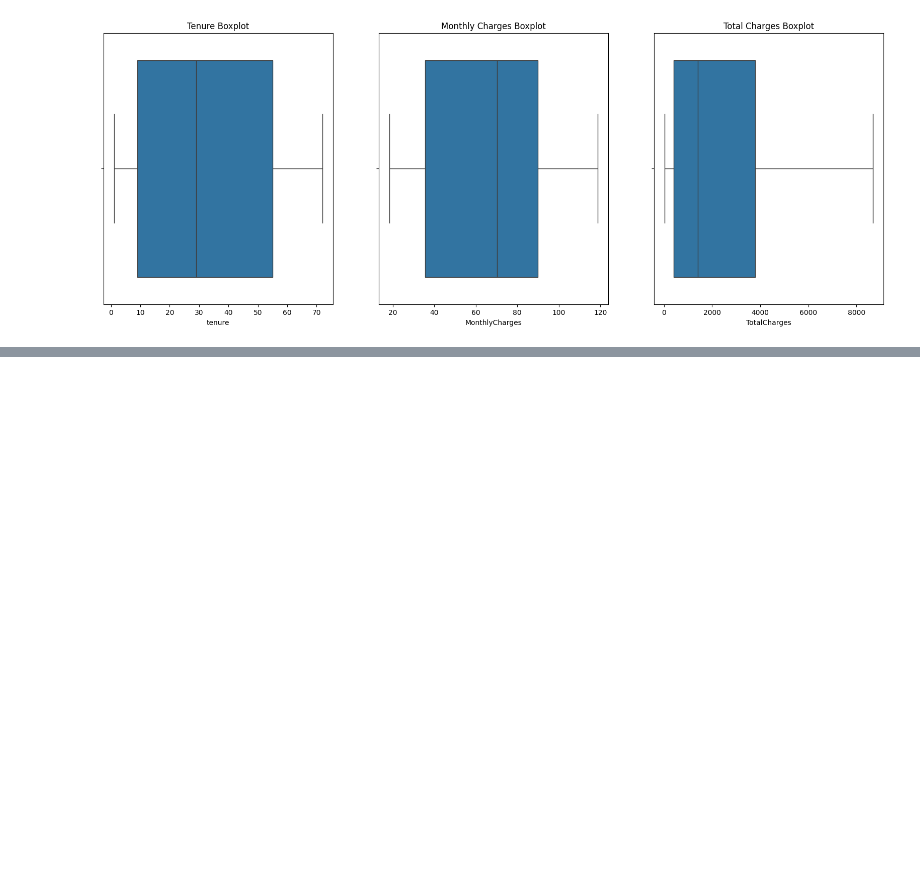
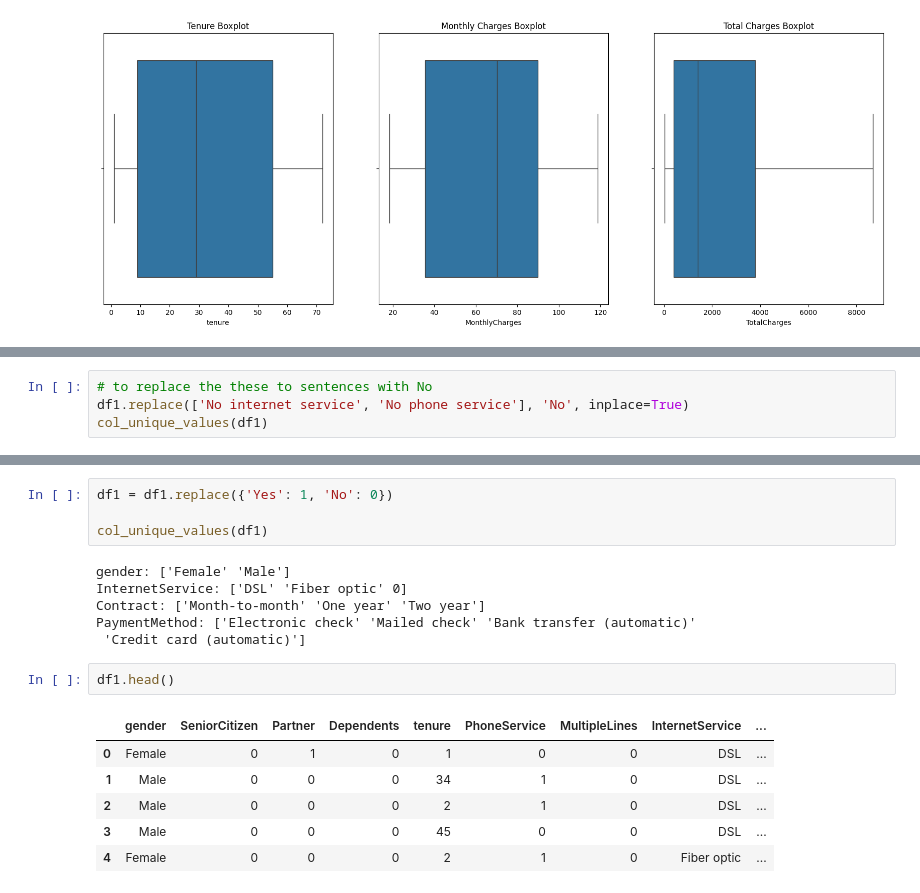
Before and after one commit to dextermadh/Customer-Churn-Prediction-using-ANN, a Jupyter notebook: notebook.ipynb, the cells around one changed output, grey strips where cells are left out. Drawn from its saved outputs; the diff is of its cells as text; blank space fills up the shorter version.

```diff
--- a/notebook.ipynb
+++ b/notebook.ipynb
@@ -195,0 +236,4 @@ Text(0.5, 1.0, 'Total Charges Boxplot')
+# %%
+# to replace the these to sentences with No
+df1.replace(['No internet service', 'No phone service'], 'No', inplace=True)
+col_unique_values(df1)
@@ -195,0 +288,19 @@ Text(0.5, 1.0, 'Total Charges Boxplot')
+# %%
+df1 = df1.replace({'Yes': 1, 'No': 0})
+
+col_unique_values(df1)
+# %% [output]
+gender: ['Female' 'Male']
+InternetService: ['DSL' 'Fiber optic' 0]
+Contract: ['Month-to-month' 'One year' 'Two year']
+PaymentMethod: ['Electronic check' 'Mailed check' 'Bank transfer (automatic)'
+ 'Credit card (automatic)']
+# %%
+df1.head()
+# %% [output]
+|  | gender | SeniorCitizen | Partner | Dependents | tenure | PhoneService | MultipleLines | InternetService | ... |
+| 0 | Female | 0 | 1 | 0 | 1 | 0 | 0 | DSL | ... |
+| 1 | Male | 0 | 0 | 0 | 34 | 1 | 0 | DSL | ... |
+| 2 | Male | 0 | 0 | 0 | 2 | 1 | 0 | DSL | ... |
+| 3 | Male | 0 | 0 | 0 | 45 | 0 | 0 | DSL | ... |
+| 4 | Female | 0 | 0 | 0 | 2 | 1 | 0 | Fiber optic | ... |
```
Also changed, not shown: parts of 39 cells of this notebook.
